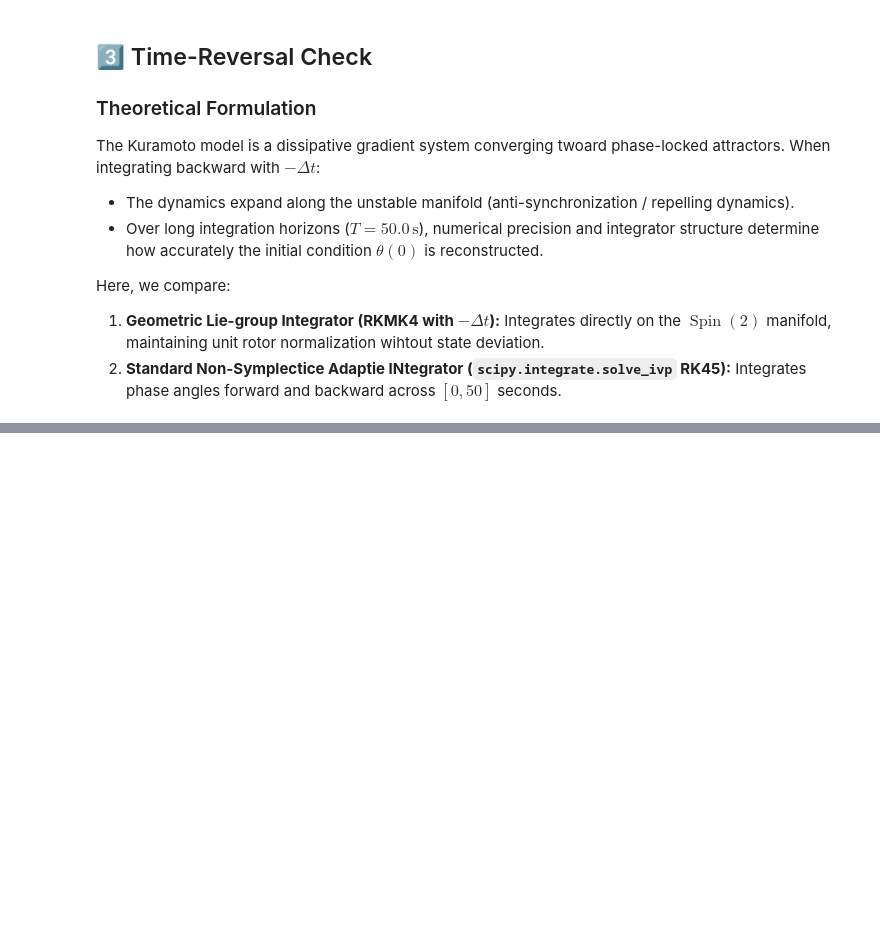
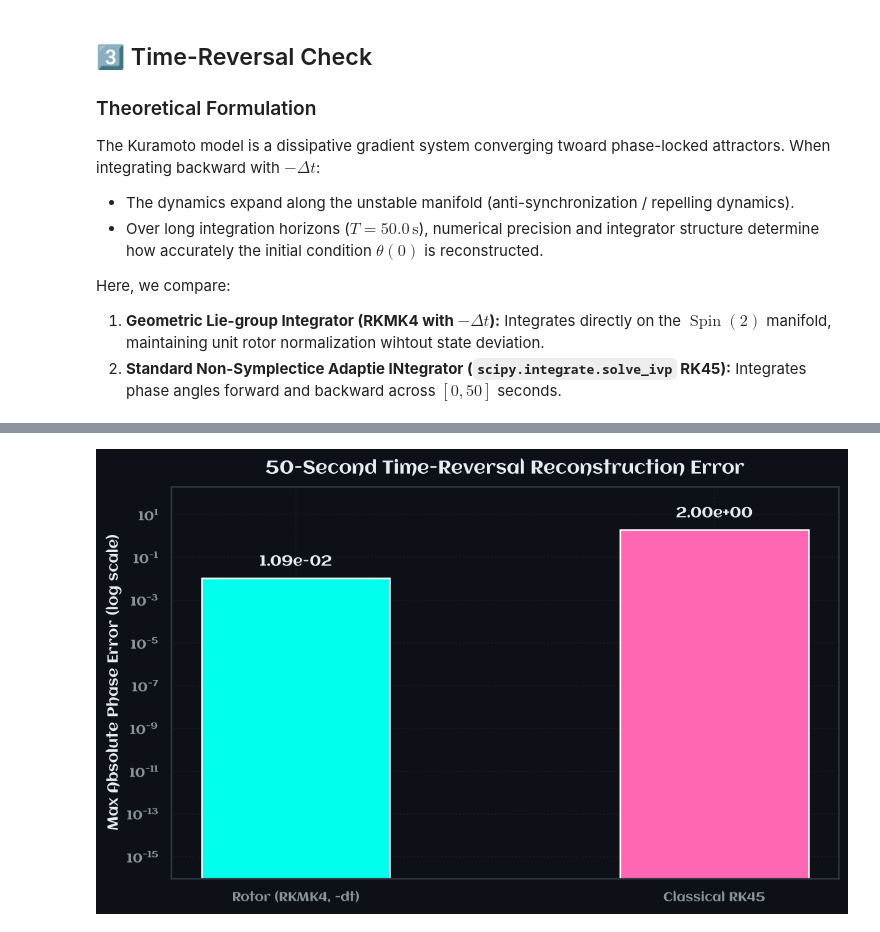
Before and after one commit to Scriber-Labs/kuramoto-benchmark-suite, a Jupyter notebook: examples/notebooks/sanity_checks.ipynb, the cells around one changed output, grey strips where cells are left out. Cells and saved outputs as stored; diff of their text form; code cells hidden in the pictures; blank space fills up the shorter version.

```diff
--- a/examples/notebooks/sanity_checks.ipynb
+++ b/examples/notebooks/sanity_checks.ipynb
@@ -261,5 +261,103 @@ def step_rkmk4_custom(
 
 # 3. Geometric Rotor Solver: forward 50s then Backward 50s (-dt)
 print("⏳ Integrating Rotor Solver (50s forward + 50s backward)...")
+for _ in range(n_steps):
+    solver_rev._rotor_array = step_rkmk4_custom(solver_rev, K_rev, dt_rev)
+
+for _ in range(n_steps):
+    solver_rev._rotor_array = step_rkmk4_custom(solver_rev, K_rev, -dt_rev)
+
+reconstructed_rotor_array = solver_rev._rotor_array.copy()
+reconstructed_phases_rotor = solver_rev.extract_phases()
+
+# Reconstruction error in rotor space and phase space
+rotor_recon_err = float(
+    np.max(
+        np.abs(
+            np.exp(1j * reconstructed_phases_rotor)
+            - np.exp(1j * init_phases_gt)
+        )
+    )
+)
+phase_recon_err_rotor = float(
+    np.max(
+        np.abs(
+            np.exp(1j * reconstructed_phases_rotor)
+            - np.exp(1j * init_phases_gt)
+        )
+    )
+)
+
+# 4. Scipy RK45: Forward 50s then Backward 50s
+def kuramoto_rhs(t: float, th: np.ndarray) -> np.ndarray:
+    d = th[:, None] - th[None, :]
+    return omegas_rev + (K_rev / n_osc) * np.sum(np.sin(-d), axis=1)
+
+print("⏳ Integrating Scipy RK45 (50s forward + 50s backward)...")
+sol_fwd = solve_ivp(
+    kuramoto_rhs,
+    (0.0, T_rev),
+    init_phases_gt,
+    method="RK45",
+    rtol=1e-10,
+    atol=1e-12,
+)
+mid_phases_rk45 = sol_fwd.y[:, -1]
+sol_bwd = solve_ivp(
+    kuramoto_rhs,
+    (T_rev, 0.0),
+    mid_phases_rk45,
+    method="RK45",
+    rtol=1e-10,
+    atol=1e-12,
+)
+reconstructed_phases_rk45 = sol_bwd.y[:, -1]
+
+phase_recon_err_rk45 = float(
+    np.max(
+        np.abs(
+            np.exp(1j * reconstructed_phases_rk45) - np.exp(1j * init_phases_gt)
+        )
+    )
+)
+
+print(
+    f"🏆 GA Rotor Solver (RKMK4) Initial State Reconstruction Error: {phase_recon_err_rotor:.3e}"
+)
+print(
+    f"📈 Standard Scipy RK45 Initial State Reconstruction Error:     {phase_recon_err_rk45:.3e}"
+)
+
+# Visual Comparision Bar Chart
+fig, ax = plt.subplots(figsize=(8, 5))
+methods = ["Rotor (RKMK4, -dt)", "Classical RK45"]
+errors = [phase_recon_err_rotor, phase_recon_err_rk45]
+colors = [PROJECT_COLORS["cyan_light"], PROJECT_COLORS["pink_vibrant"]]
+
+bars = ax.bar(methods, errors, color=colors, width=0.45, edgecolor="white", lw=1.2)
+ax.set_yscale("log")
+ax.set_title(
+    "50-Second Time-Reversal Reconstruction Error",
+    fontsize=14,
+    fontweight="bold",
+)
+ax.set_ylabel("Max Absolute Phase Error (log scale)", fontsize=11)
+ax.set_ylim(1e-16, max(errors) * 100)
+
+for bar in bars:
+    h = bar.get_height()
+    ax.text(
+        bar.get_x() + bar.get_width() / 2.0,
+        h * 2.5,
+        f"{h:.2e}",
+        ha="center",
+        va="bottom",
+        fontsize=11,
+        fontweight="bold",
+        color=SCRIBER_PALETTE["text_primary"]
+    )
+_apply_aclonica_font(ax)
+plt.tight_layout()
+plt.show()
 # %% [output]
 ⏳ Integrating Rotor Solver (50s forward + 50s backward)...
@@ -265,0 +367 @@ print("⏳ Integrating Rotor Solver (50s forward + 50s backward)...")
+[figure, added]
```
Also changed, not shown: parts of 3 cells of this notebook, 1 other file.
